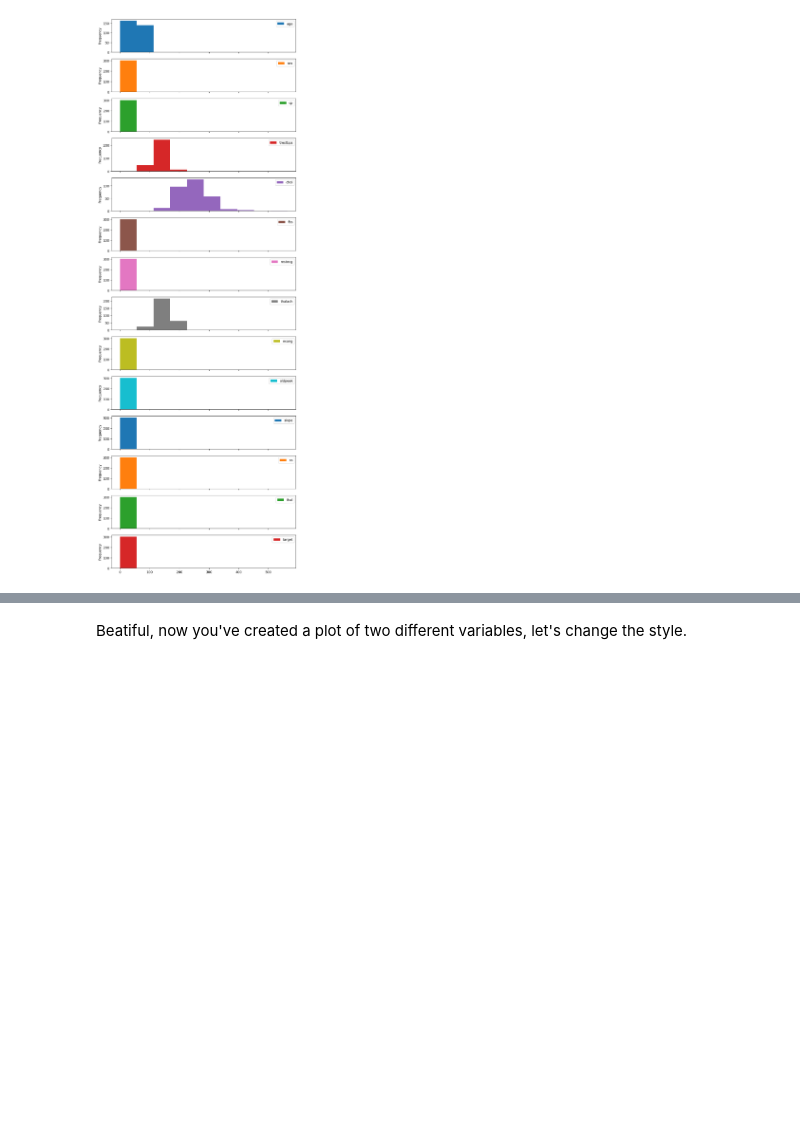
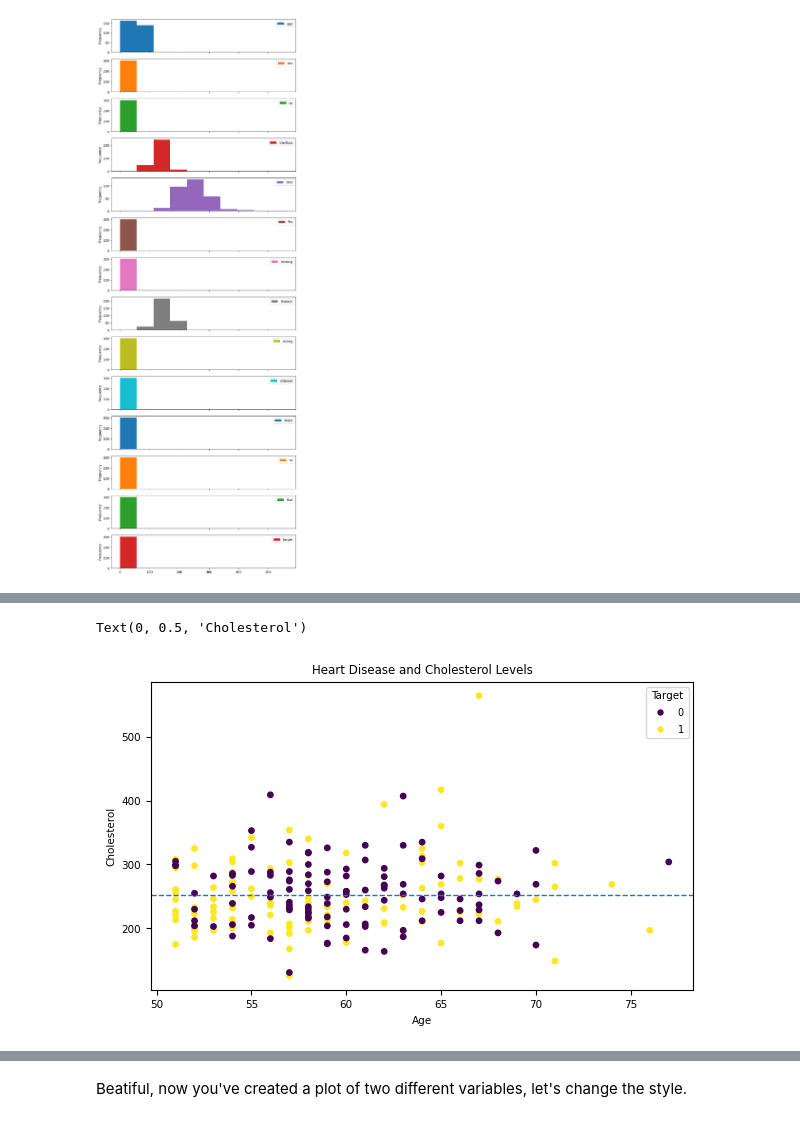
Before and after one commit to OCR-tech/zero-to-mastery-ml, a Jupyter notebook: section-2-data-science-and-ml-tools/matplotlib-exercises1.ipynb, the cells around one changed output, grey strips where cells are left out. Cells and saved outputs as stored; diff of their text form; code cells hidden in the pictures; blank space fills up the shorter version.

```diff
--- a/section-2-data-science-and-ml-tools/matplotlib-exercises1.ipynb
+++ b/section-2-data-science-and-ml-tools/matplotlib-exercises1.ipynb
@@ -390,3 +387,45 @@ a1.plot.hist(figsize=(10, 30), subplots=True);
+# %%
+# Replicate the above plot in whichever way you see fit
+
+# Note: The method below is only one way of doing it, yours might be
+# slightly different
+
+# Change the style to use "seaborn-whitegrid"
+plt.style.use("default")
+
+
+# Create DataFrame with patients over 50 years old
+over_50 = a1[a1["age"] > 50]
+over_50
+
+# Create the plot
+fig, ax = plt.subplots(figsize=(7, 4))
+
+# Plot the data
+scatter = ax.scatter(over_50["age"],
+                     over_50["chol"],
+                     c=over_50["target"],
+                     s=np.array(15))
+
+# Customize the plot
+ax.set(title="Heart Disease and Cholesterol Levels",
+       xlabel="Age",
+       ylabel="Cholesterol");
+
+
+ax.legend(*scatter.legend_elements(), title="Target", fontsize=7,markerscale=0.6, title_fontsize=7.5);
+
+# Add a meanline
+ax.axhline(over_50["chol"].mean(),linestyle="--",linewidth=1.0);
+
+plt.title("Heart Disease and Cholesterol Levels", fontsize=8.5);
+plt.setp(ax.get_xticklabels(), fontsize=7.5)
+plt.setp(ax.get_yticklabels(), fontsize=7.5)
+plt.xlabel('Age', fontsize=7.5)
+plt.ylabel('Cholesterol', fontsize=7.5)
+# %% [output]
+Text(0, 0.5, 'Cholesterol')
+[figure, added]
 # %% [markdown]
 Now let's try comparing two variables versus the target variable.
 
```
Also changed, not shown: parts of 11 cells of this notebook.
